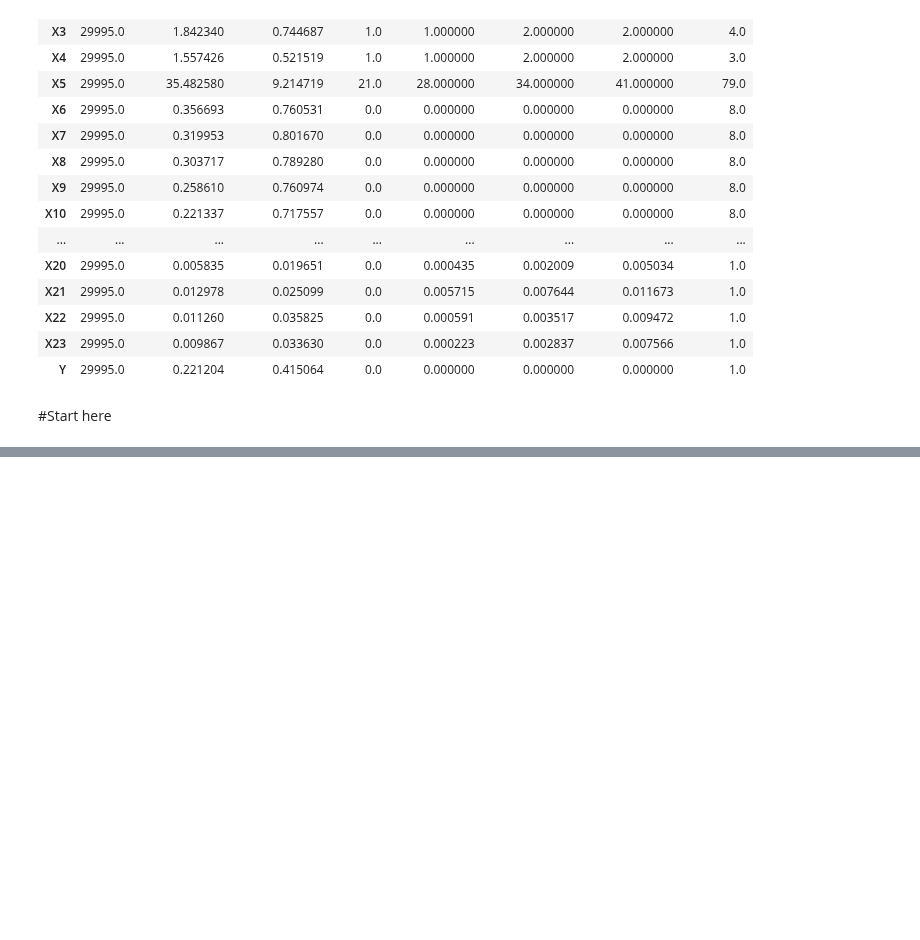
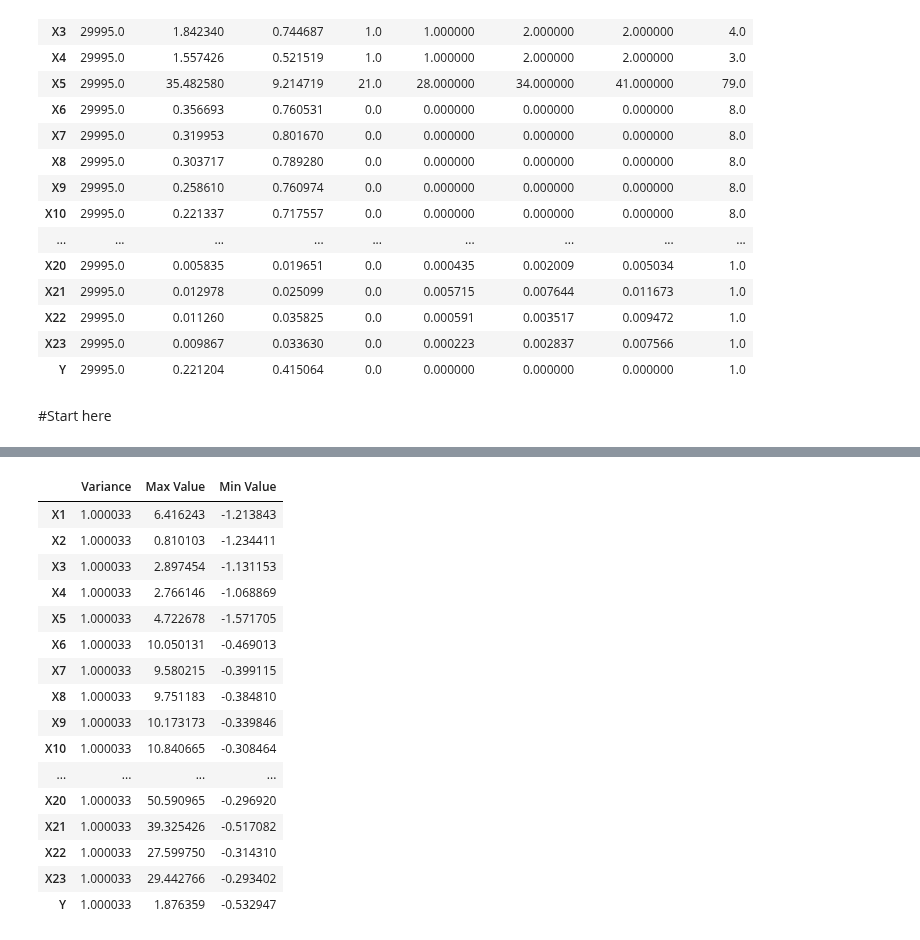
Before and after one commit to PosgradoMNA/actividades-del-projecto-team-1, a Jupyter notebook: Modulo3/Semana4_Actividad4_Team1.ipynb, the cells around one changed output, grey strips where cells are left out. Drawn from its saved outputs; the diff is of its cells as text; code cells hidden in the pictures; blank space fills up the shorter version.

```diff
--- a/Modulo3/Semana4_Actividad4_Team1.ipynb
+++ b/Modulo3/Semana4_Actividad4_Team1.ipynb
@@ -123,0 +184,26 @@ ndf.describe().transpose()
+# %%
+summary = {
+    "Variance" :scaled_df.var(),
+    "Max Value" :scaled_df.max(),
+    "Min Value" :scaled_df.min()
+
+}
+pd.DataFrame(summary)
+# %% [output]
+|  | Variance | Max Value | Min Value |
+| X1 | 1.000033 | 6.416243 | -1.213843 |
+| X2 | 1.000033 | 0.810103 | -1.234411 |
+| X3 | 1.000033 | 2.897454 | -1.131153 |
+| X4 | 1.000033 | 2.766146 | -1.068869 |
+| X5 | 1.000033 | 4.722678 | -1.571705 |
+| X6 | 1.000033 | 10.050131 | -0.469013 |
+| X7 | 1.000033 | 9.580215 | -0.399115 |
+| X8 | 1.000033 | 9.751183 | -0.384810 |
+| X9 | 1.000033 | 10.173173 | -0.339846 |
+| X10 | 1.000033 | 10.840665 | -0.308464 |
+| ... | ... | ... | ... |
+| X20 | 1.000033 | 50.590965 | -0.296920 |
+| X21 | 1.000033 | 39.325426 | -0.517082 |
+| X22 | 1.000033 | 27.599750 | -0.314310 |
+| X23 | 1.000033 | 29.442766 | -0.293402 |
+| Y | 1.000033 | 1.876359 | -0.532947 |
```
Also changed, not shown: parts of 8 cells of this notebook.
